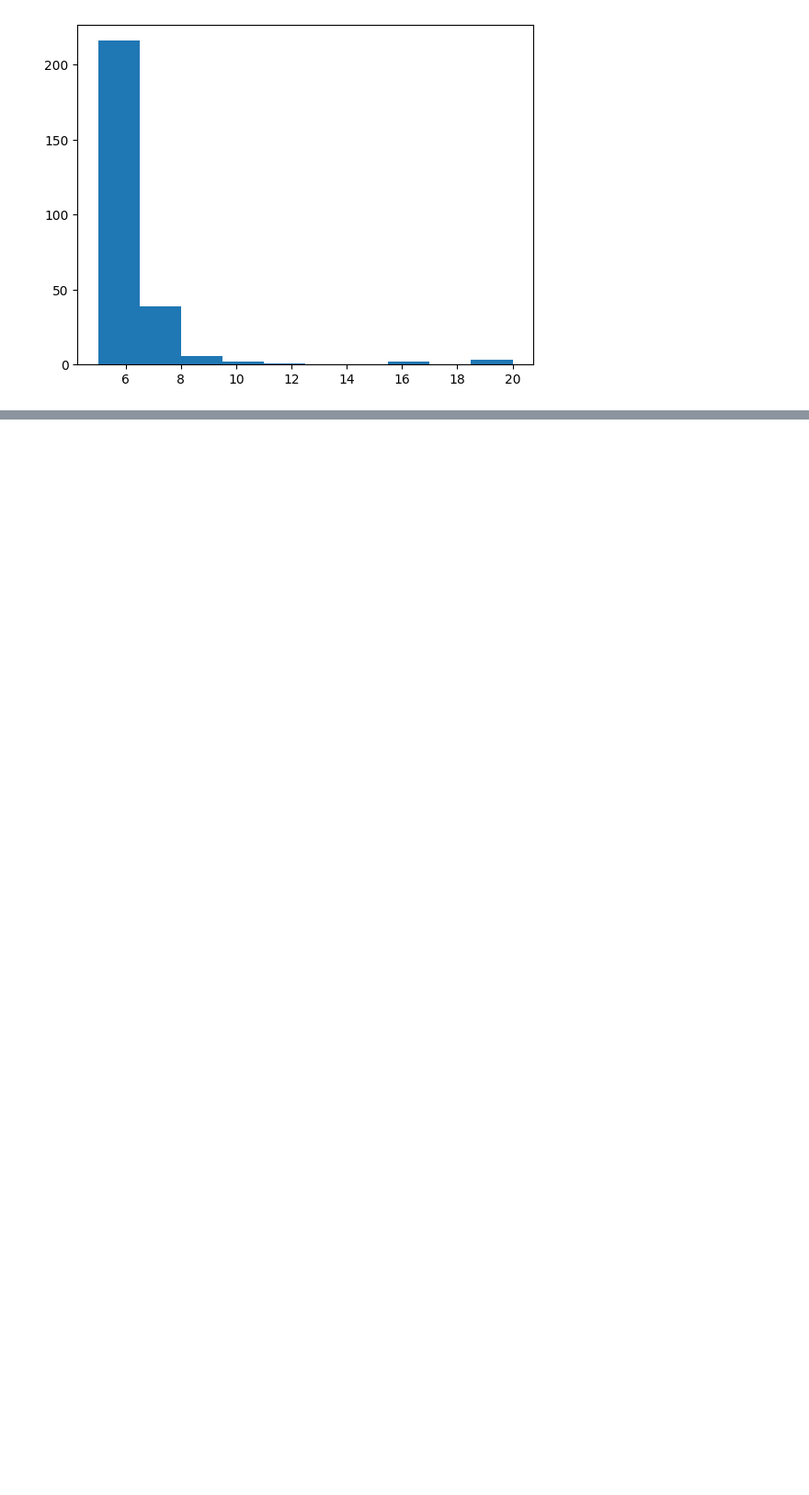
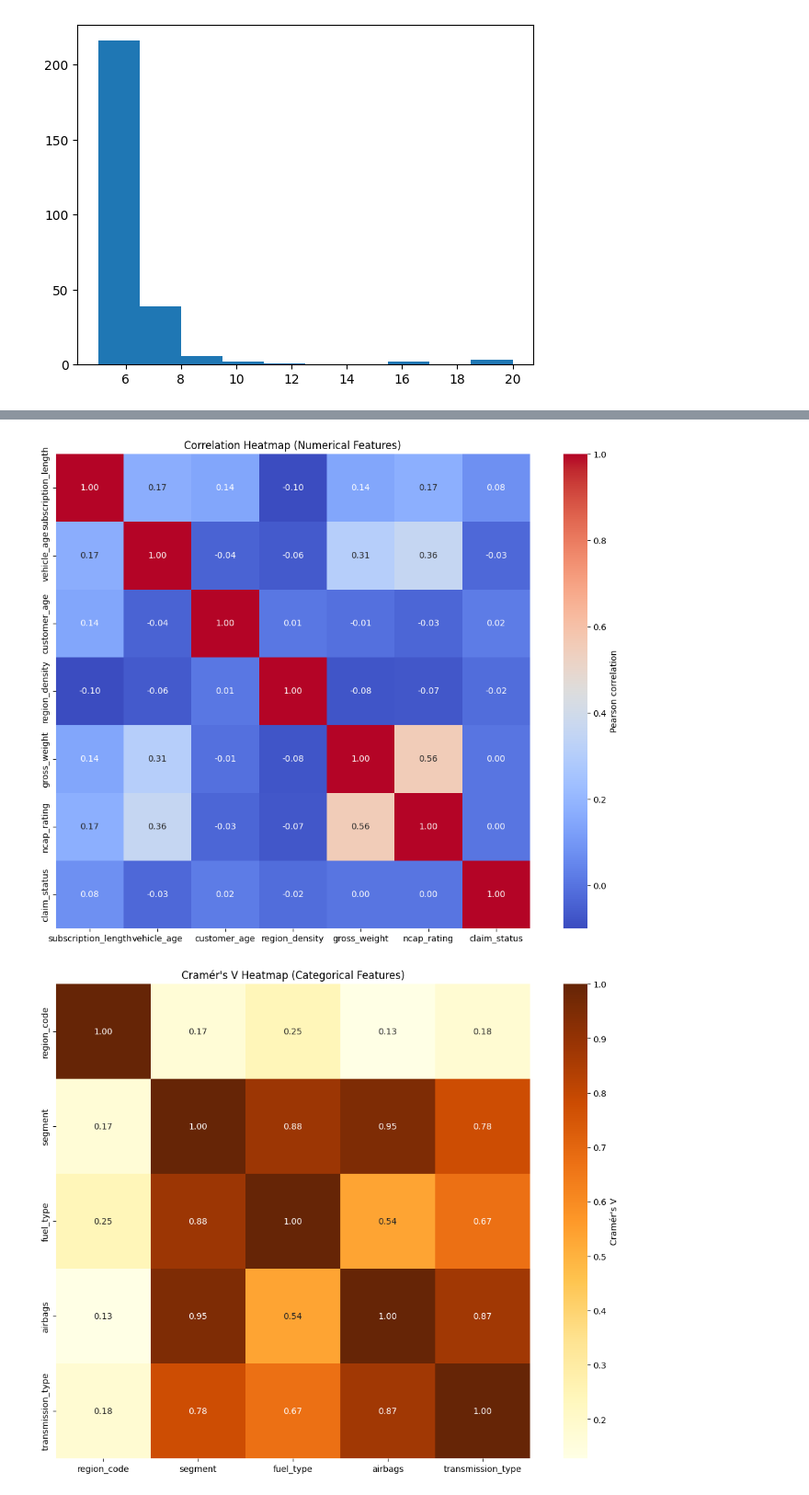
Before and after one commit to ROYBRUNO81/insurance.github.io, a Jupyter notebook: Cleaning_and_EDA.ipynb, the cells around one changed output, grey strips where cells are left out. Shown at 92% size. Saved outputs shown, nothing was run; the diff lists cells and outputs as text; code cells hidden in the pictures; blank space fills up the shorter version.

```diff
--- a/Cleaning_and_EDA.ipynb
+++ b/Cleaning_and_EDA.ipynb
@@ -220,3 +266,62 @@ insurance_df.describe()
+# %%
+drop_cols = [
+    # numeric redundancy
+    'cylinder', 'displacement',
+    # categorical redundancy (determined by segment/fuel_type/engine_type)
+    'engine_type',            # keep fuel_type instead
+    'max_torque',             # drop if not parsed to numeric
+    'is_power_steering', 'is_power_door_locks', 'is_central_locking', 'is_ecw',
+    'is_tpms', 'is_adjustable_steering', 'is_parking_sensors', 'is_parking_camera',
+    'rear_brakes_type', 'steering_type', 'is_front_fog_lights', 'is_brake_assist',
+    'is_driver_seat_height_adjustable', 'is_esc'
+]
+to_drop = [c for c in drop_cols if c in insurance_df.columns]
+insurance_df = insurance_df.drop(columns=to_drop)
+# %%
+# Correlation heatmap for numerical features
+plt.figure(figsize=(14, 10))
+sns.heatmap(
+    insurance_df.select_dtypes(include=[float, int]).corr(),
+    annot=True, fmt=".2f", cmap="coolwarm", square=True,
+    cbar_kws={'label': 'Pearson correlation'}
+)
+plt.title("Correlation Heatmap (Numerical Features)")
+plt.show()
+
+# Cramér's V heatmap for categorical features
+def cramers_v(cat1, cat2):
+    confusion_matrix = pd.crosstab(cat1, cat2)
+    chi2 = ss.chi2_contingency(confusion_matrix)[0]
+    n = confusion_matrix.sum().sum()
+    phi2 = chi2/n
+    r, k = confusion_matrix.shape
+    phi2corr = max(0, phi2 - ((k-1)*(r-1))/(n-1))
+    rcorr = r - ((r-1)**2)/(n-1)
+    kcorr = k - ((k-1)**2)/(n-1)
+    return np.sqrt(phi2corr / min((kcorr-1), (rcorr-1)))
+
+cat_cols = [col for col in insurance_df.columns if str(insurance_df[col].dtype) == 'category']
+if len(cat_cols) > 1:
+    cramers_matrix = pd.DataFrame(
+        np.eye(len(cat_cols)),
+        index=cat_cols, columns=cat_cols
+    )
+    for i, col1 in enumerate(cat_cols):
+        for j, col2 in enumerate(cat_cols):
+            if i < j:
+                val = cramers_v(insurance_df[col1], insurance_df[col2])
+                cramers_matrix.loc[col1, col2] = val
+                cramers_matrix.loc[col2, col1] = val
+    plt.figure(figsize=(14, 10))
+    sns.heatmap(cramers_matrix, annot=True, fmt=".2f", cmap="YlOrBr", square=True,
+                cbar_kws={'label': "Cramér's V"})
+    plt.title("Cramér's V Heatmap (Categorical Features)")
+    plt.show()
+else:
+    print("Not enough categorical features to show Cramér's V heatmap.")
+# %% [output]
+[figure, added]
+[figure, added]
 # %%
 from sklearn.preprocessing import OneHotEncoder
 
```
Also changed, not shown: parts of 14 cells of this notebook, 2 other files.
